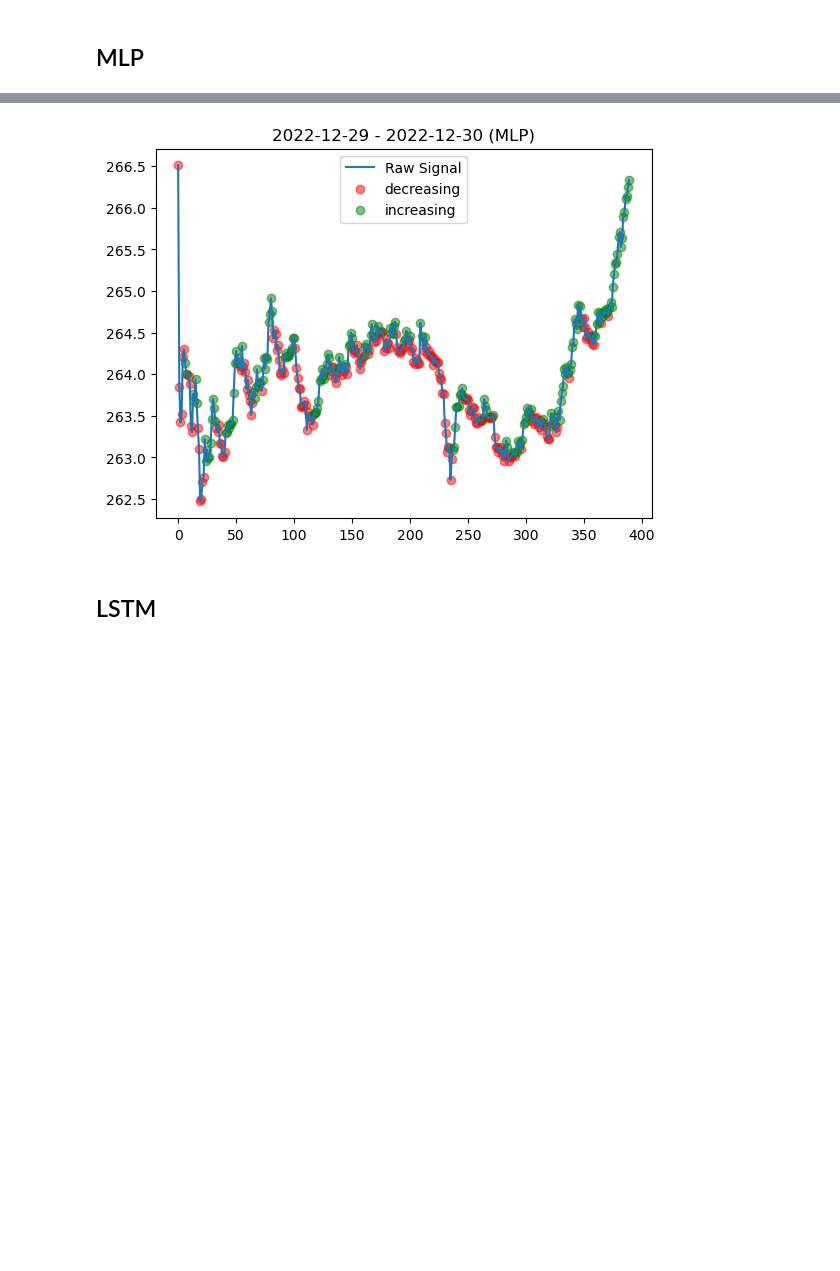
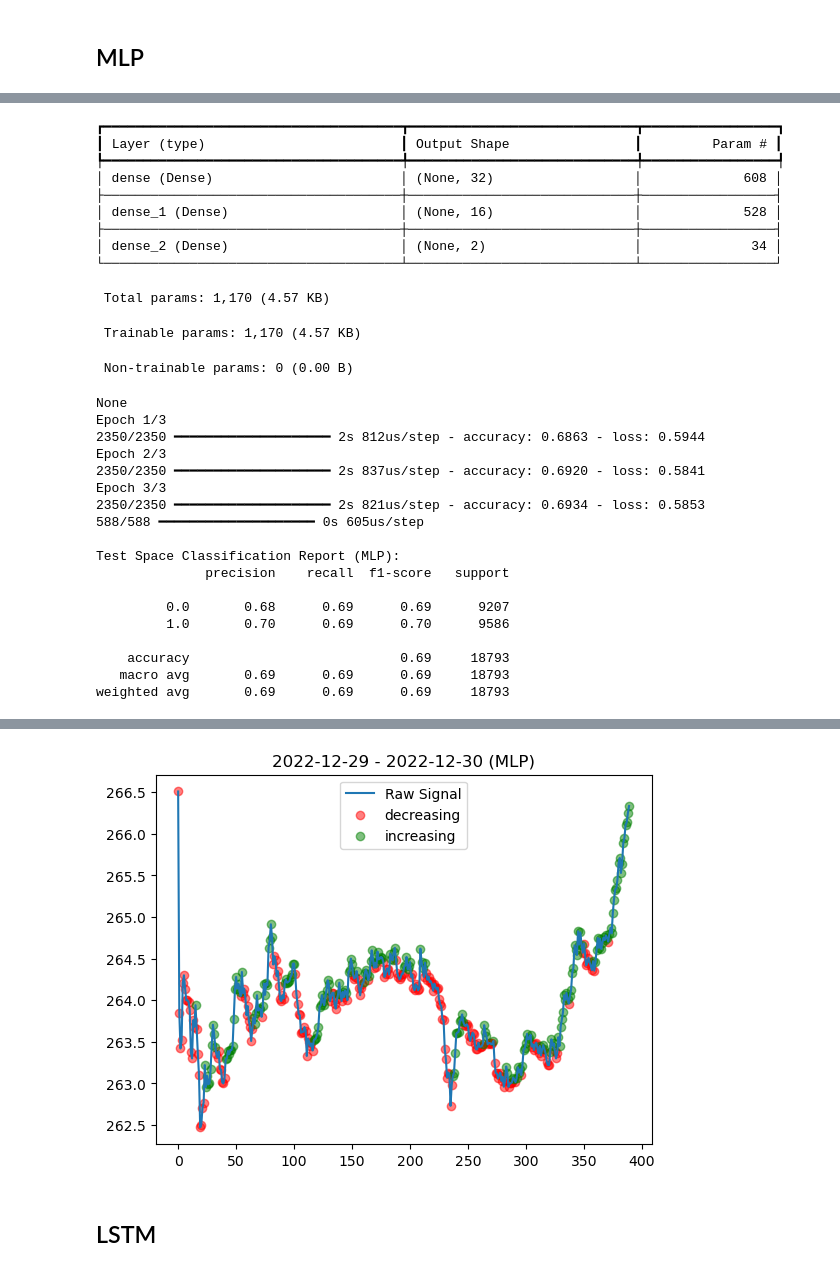
Before and after one commit to sindarian/market-trend-classification, a Jupyter notebook: analysis_driver.ipynb, the cells around one changed output, grey strips where cells are left out. Saved outputs shown, nothing was run; the diff lists cells and outputs as text; code cells hidden in the pictures; blank space fills up the shorter version.

```diff
--- a/analysis_driver.ipynb
+++ b/analysis_driver.ipynb
@@ -19,7 +19,7 @@ data_df = pd.read_csv('./data/qqq_2022.csv')
 
 # produce truth labels
 print('Computing Label Space...')
-label_df = labeller.driver(data_df, 21, 'Close')
+label_df = labeller.driver(data_df, 18, 'Close')
 print(label_df.head())
 
 # plot data/labels/label signal
@@ -75,7 +76,10 @@ nn_config = nn_train_driver.default_training_config()
 print(f'Default Hyperparameter Configuration:')
 pprint(nn_config)
 
-train_df, label_onehot, test_df = nn_train_driver.split_data(data_df, label_df=label_df, config=nn_config)
+# get the train/test data, onehot encode
+train_df, test_df = nn_train_driver.split_data(data_df, label_df=label_df, config=nn_config)
+train_label_onehot = nn_train_driver.convert_onehot(train_df.Label.values)
+test_label_onehot = nn_train_driver.convert_onehot(test_df.Label.values)
 # %% [output]
 Default Hyperparameter Configuration:
 {'activation': 'softmax',
@@ -91,21 +95,27 @@ Default Hyperparameter Configuration:
 ## MLP
 # %%
 # build/train the MLP
-# print('\nTraining MLP:')
-# mlp, mlp_test_df = nn_train_driver.train_mlp(data_df, label_df=label_df, config=nn_config)
+print('\nTraining MLP:')
+mlp = nn_train_driver.train_mlp(train_df, train_label_onehot, config=nn_config)
 
-print('\nTraining MLP w/ Grid Search:')
-mlp = nn_train_driver.train_mlp_grid_search(train_df, label_onehot, nn_config)
+# print('\nTraining MLP w/ Grid Search:')
+# mlp = nn_train_driver.train_mlp_grid_search(train_df, label_onehot, nn_config)
 
 # format the test df to just be the feature space
-feature_cols = list(test_df.columns)
-feature_cols.remove('EpochTime')
-feature_cols.remove('Label')
+feature_cols = list(train_df.columns)
+if 'EpochTime' in feature_cols:
+    feature_cols.remove('EpochTime')
+if 'Label' in feature_cols:
+    feature_cols.remove('Label')
+
+# classify the test space, inverse onehot transform the data
+yhat_test = nn_train_driver.inverse_onehot(mlp.predict(test_df[feature_cols]))
 
 # get the properly formatted test space
-y_test_true = test_df['Label']
-yhat_test = nn_train_driver.inverse_onehot(mlp.predict(test_df[feature_cols]))
-print(f'\nTest Space Classification Report (MLP):\n{classification_report(y_test_true, yhat_test)}')
+ytrue_test = test_df['Label'].values
+
+# print the classification report
+print(f'\nTest Space Classification Report (MLP):\n{classification_report(ytrue_test, yhat_test)}')
 
 # plot the MLP classifications on the last few days of data
 yhat_test_df = pd.DataFrame({'EpochTime': test_df['EpochTime'].values,
@@ -130,0 +127,30 @@ weighted avg       0.69      0.69      0.69     18793
+┏━━━━━━━━━━━━━━━━━━━━━━━━━━━━━━━━━━━━━━┳━━━━━━━━━━━━━━━━━━━━━━━━━━━━━┳━━━━━━━━━━━━━━━━━┓
+┃ Layer (type)                         ┃ Output Shape                ┃         Param # ┃
+┡━━━━━━━━━━━━━━━━━━━━━━━━━━━━━━━━━━━━━━╇━━━━━━━━━━━━━━━━━━━━━━━━━━━━━╇━━━━━━━━━━━━━━━━━┩
+│ dense (Dense)                        │ (None, 32)                  │             608 │
+├──────────────────────────────────────┼─────────────────────────────┼─────────────────┤
+│ dense_1 (Dense)                      │ (None, 16)                  │             528 │
+├──────────────────────────────────────┼─────────────────────────────┼─────────────────┤
+│ dense_2 (Dense)                      │ (None, 2)                   │              34 │
+└──────────────────────────────────────┴─────────────────────────────┴─────────────────┘
+ Total params: 1,170 (4.57 KB)
+ Trainable params: 1,170 (4.57 KB)
+ Non-trainable params: 0 (0.00 B)
+None
+Epoch 1/3
+2350/2350 ━━━━━━━━━━━━━━━━━━━━ 2s 812us/step - accuracy: 0.6863 - loss: 0.5944
+Epoch 2/3
+2350/2350 ━━━━━━━━━━━━━━━━━━━━ 2s 837us/step - accuracy: 0.6920 - loss: 0.5841
+Epoch 3/3
+2350/2350 ━━━━━━━━━━━━━━━━━━━━ 2s 821us/step - accuracy: 0.6934 - loss: 0.5853
+588/588 ━━━━━━━━━━━━━━━━━━━━ 0s 605us/step
+
+Test Space Classification Report (MLP):
+              precision    recall  f1-score   support
+
+         0.0       0.68      0.69      0.69      9207
+         1.0       0.70      0.69      0.70      9586
+
+    accuracy                           0.69     18793
+   macro avg       0.69      0.69      0.69     18793
+weighted avg       0.69      0.69      0.69     18793
@@ -131,4 +158,4 @@ weighted avg       0.69      0.69      0.69     18793
-[figure, old version]
+[figure, new version]
 # %% [markdown]
 ## LSTM
 # %%
```
Also changed, not shown: parts of 7 cells of this notebook, 3 other files.
